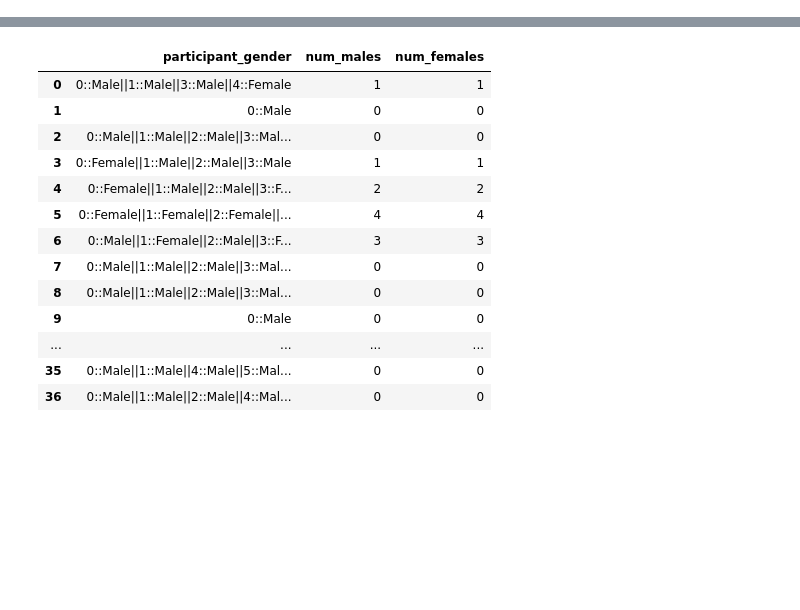
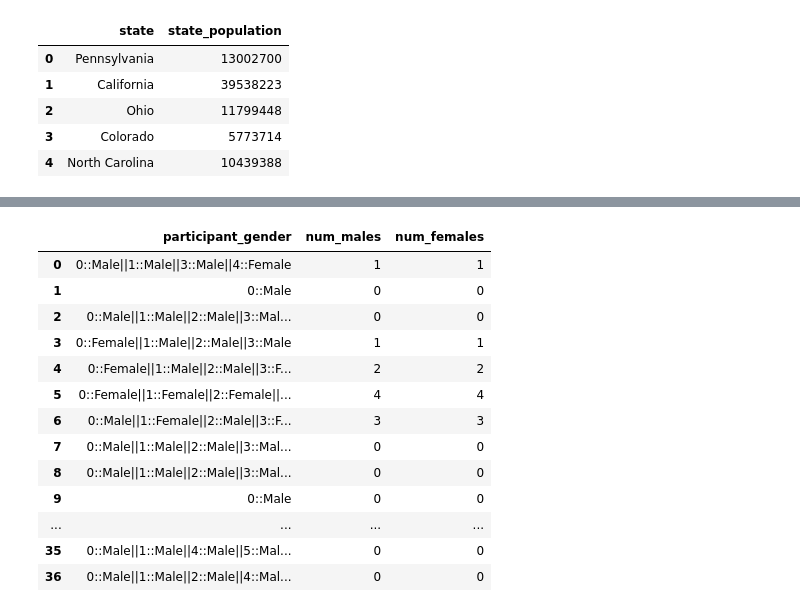
Before and after one commit to Wilsonf8/gun-violence-analysis, a Jupyter notebook: exploring.ipynb, the cells around one changed output, grey strips where cells are left out. Cells and saved outputs as stored; diff of their text form; code cells hidden in the pictures; blank space fills up the shorter version.

```diff
--- a/exploring.ipynb
+++ b/exploring.ipynb
@@ -32,3 +47,16 @@ First few rows:
 | 17 | 479592 | 2013-02-07 | Illinois | Chicago | 2500 block of East 75th Street | 0 | 4 | http://www.gunviolencearchive.org... | http://chicago.cbslocal.com/2013/... | ... |
 | 18 | 479603 | 2013-02-09 | Louisiana | New Orleans | 400 block of Bourbon Street | 0 | 4 | http://www.gunviolencearchive.org... | http://www.nola.com/crime/index.s... | ... |
 | 19 | 480311 | 2013-02-11 | California | Vallejo | 800 block of Humboldt Street | 1 | 4 | http://www.gunviolencearchive.org... | http://archive.news10.net/news/ar... | ... |
+# %%
+# Add a new column 'state_population' to df using state_to_population_dict
+df['state_population'] = df['state'].map(state_to_population_dict)
+
+# Display the first few rows to verify
+df[['state', 'state_population']].head()
+# %% [output]
+|  | state | state_population |
+| 0 | Pennsylvania | 13002700 |
+| 1 | California | 39538223 |
+| 2 | Ohio | 11799448 |
+| 3 | Colorado | 5773714 |
+| 4 | North Carolina | 10439388 |
```
Also changed, not shown: parts of 5 cells of this notebook, 2 other files.
